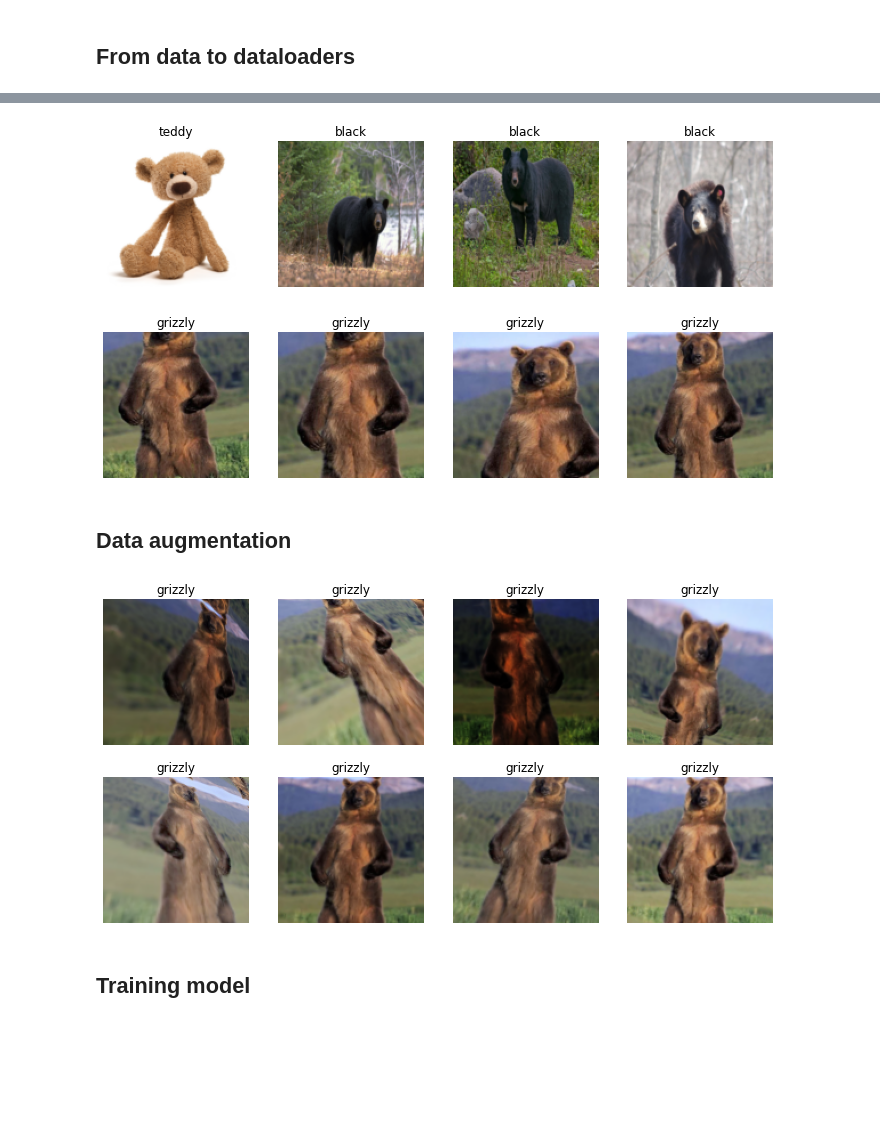
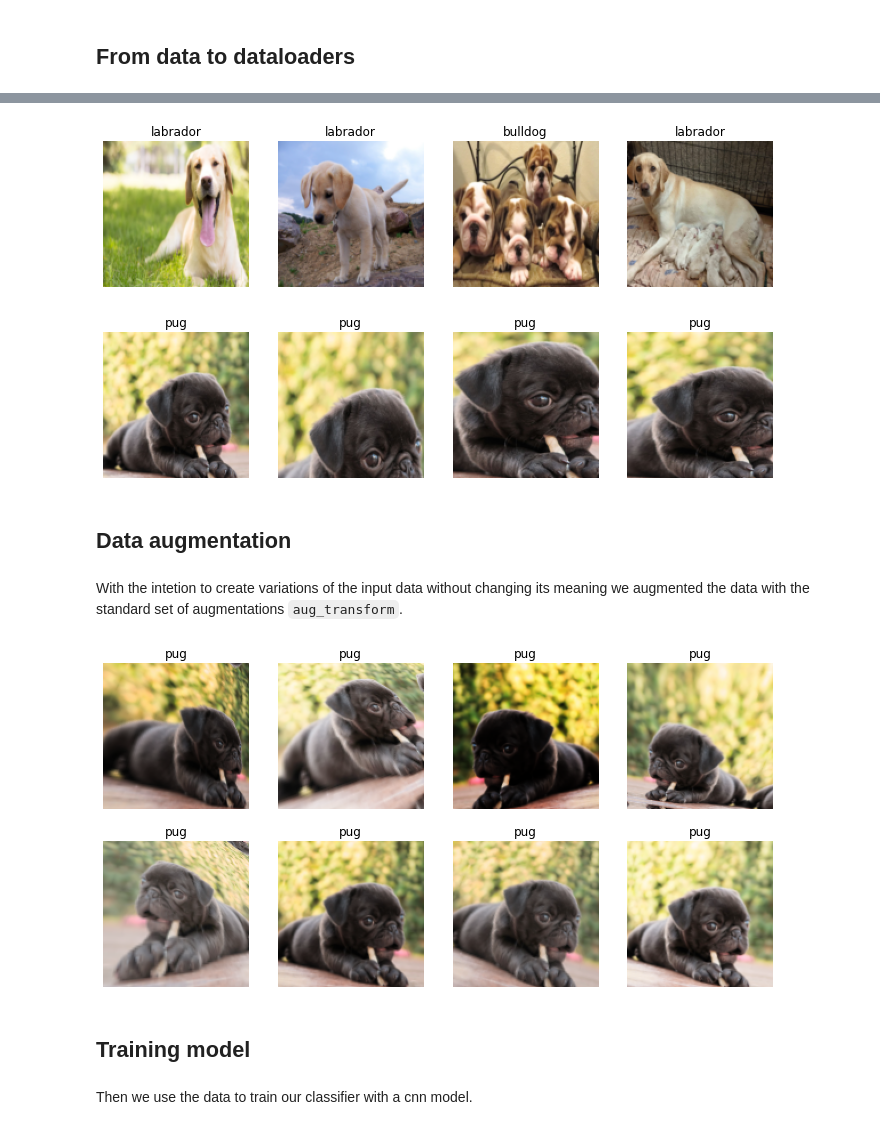
Before and after one commit to Pvcunha/projeto-ingles, a Jupyter notebook: second_project.ipynb, the cells around one changed output, grey strips where cells are left out. Cells and saved outputs as stored; diff of their text form; code cells hidden in the pictures; blank space fills up the shorter version.

```diff
--- a/second_project.ipynb
+++ b/second_project.ipynb
@@ -34,3 +35,6 @@ path = Path('bears')
+# %%
+dog_types = 'pug', 'labrador', 'husky', 'bulldog'
+path = Path('dogs')
 # %%
 if not path.exists():
   path.mkdir()
@@ -58,5 +65,5 @@ failed.map(Path.unlink)
 # %%
-bears = DataBlock(
+dogs = DataBlock(
     blocks=(ImageBlock, CategoryBlock),
     get_items=get_image_files,
     splitter=RandomSplitter(valid_pct=0.2, seed=42),
@@ -72,23 +79,27 @@ dls.valid.show_batch(max_n=4, nrows=1)
 # %%
-bears = bears.new(item_tfms=Resize(128, ResizeMethod.Squish))
-dls = bears.dataloaders(path)
+dogs = dogs.new(item_tfms=Resize(128, ResizeMethod.Squish))
+dls = dogs.dataloaders(path)
 dls.valid.show_batch(max_n=4, nrows=1)
 # %% [output]
-[figure, old version]
+[figure, new version]
 # %%
-bears = bears.new(item_tfms=RandomResizedCrop(128, min_scale=0.3))
-dls = bears.dataloaders(path)
+dogs = dogs.new(item_tfms=RandomResizedCrop(128, min_scale=0.3))
+dls = dogs.dataloaders(path)
 dls.train.show_batch(max_n=4, nrows=1, unique=True)
 # %% [output]
-[figure, old version]
+[figure, new version]
 # %% [markdown]
 ## Data augmentation
+# %% [markdown]
+With the intetion to create variations of the input data without changing its meaning we augmented the data with the standard set of augmentations `aug_transform`.
 # %%
-bears = bears.new(item_tfms=Resize(128), batch_tfms=aug_transforms(mult=2))
-dls = bears.dataloaders(path)
+dogs = dogs.new(item_tfms=Resize(128), batch_tfms=aug_transforms(mult=2))
+dls = dogs.dataloaders(path)
 dls.train.show_batch(max_n=8, nrows=2, unique=True)
 # %% [output]
-[figure, old version]
+[figure, new version]
 # %% [markdown]
 ## Training model
+# %% [markdown]
+Then we use the data to train our classifier with a cnn model.
 # %%
```
Also changed, not shown: parts of 35 cells of this notebook.
